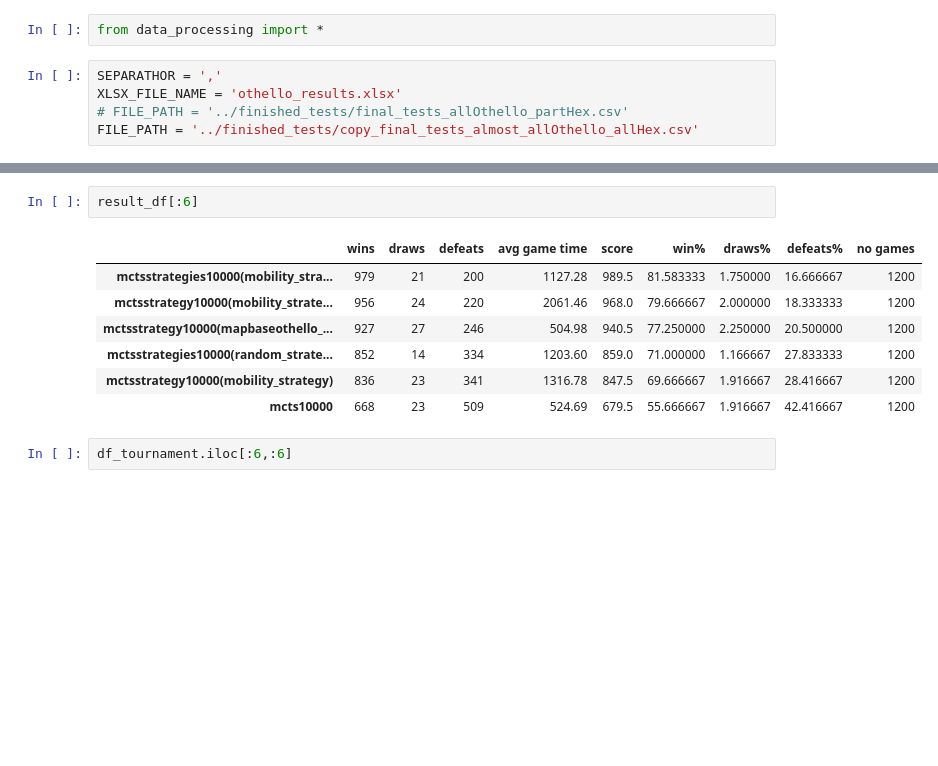
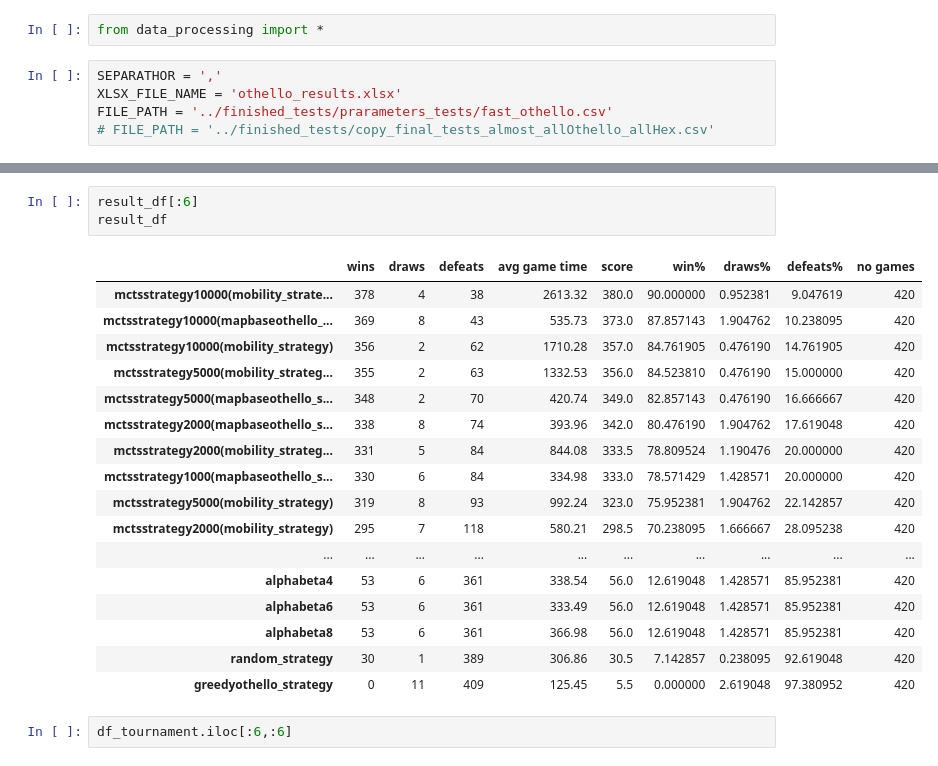
Before and after one commit to Walczi123/Enriching-the-Monte-Carlo-Tree-Search-Algorithm, a Jupyter notebook: results_processing/othello_results.ipynb, the cells around one changed output, grey strips where cells are left out. Cells and saved outputs as stored; diff of their text form; blank space fills up the shorter version.

```diff
--- a/results_processing/othello_results.ipynb
+++ b/results_processing/othello_results.ipynb
@@ -5,8 +5,8 @@ from data_processing import *
 # %%
 SEPARATHOR = ','
 XLSX_FILE_NAME = 'othello_results.xlsx'
-# FILE_PATH = '../finished_tests/final_tests_allOthello_partHex.csv'
-FILE_PATH = '../finished_tests/copy_final_tests_almost_allOthello_allHex.csv'
+FILE_PATH = '../finished_tests/prarameters_tests/fast_othello.csv'
+# FILE_PATH = '../finished_tests/copy_final_tests_almost_allOthello_allHex.csv'
 # %%
 df, result_df, df_tournament = process_data(FILE_PATH, SEPARATHOR, 'othello')
 # %% [output]
@@ -24,14 +24,25 @@ df.sample(3)
 3 rows × 21 columns
 # %%
 result_df[:6]
+result_df
 # %% [output]
 |  | wins | draws | defeats | avg game time | score | win% | draws% | defeats% | no games |
-| mctsstrategies10000(mobility_stra... | 979 | 21 | 200 | 1127.28 | 989.5 | 81.583333 | 1.750000 | 16.666667 | 1200 |
-| mctsstrategy10000(mobility_strate... | 956 | 24 | 220 | 2061.46 | 968.0 | 79.666667 | 2.000000 | 18.333333 | 1200 |
-| mctsstrategy10000(mapbaseothello_... | 927 | 27 | 246 | 504.98 | 940.5 | 77.250000 | 2.250000 | 20.500000 | 1200 |
-| mctsstrategies10000(random_strate... | 852 | 14 | 334 | 1203.60 | 859.0 | 71.000000 | 1.166667 | 27.833333 | 1200 |
-| mctsstrategy10000(mobility_strategy) | 836 | 23 | 341 | 1316.78 | 847.5 | 69.666667 | 1.916667 | 28.416667 | 1200 |
-| mcts10000 | 668 | 23 | 509 | 524.69 | 679.5 | 55.666667 | 1.916667 | 42.416667 | 1200 |
+| mctsstrategy10000(mobility_strate... | 378 | 4 | 38 | 2613.32 | 380.0 | 90.000000 | 0.952381 | 9.047619 | 420 |
+| mctsstrategy10000(mapbaseothello_... | 369 | 8 | 43 | 535.73 | 373.0 | 87.857143 | 1.904762 | 10.238095 | 420 |
+| mctsstrategy10000(mobility_strategy) | 356 | 2 | 62 | 1710.28 | 357.0 | 84.761905 | 0.476190 | 14.761905 | 420 |
+| mctsstrategy5000(mobility_strateg... | 355 | 2 | 63 | 1332.53 | 356.0 | 84.523810 | 0.476190 | 15.000000 | 420 |
+| mctsstrategy5000(mapbaseothello_s... | 348 | 2 | 70 | 420.74 | 349.0 | 82.857143 | 0.476190 | 16.666667 | 420 |
+| mctsstrategy2000(mapbaseothello_s... | 338 | 8 | 74 | 393.96 | 342.0 | 80.476190 | 1.904762 | 17.619048 | 420 |
+| mctsstrategy2000(mobility_strateg... | 331 | 5 | 84 | 844.08 | 333.5 | 78.809524 | 1.190476 | 20.000000 | 420 |
+| mctsstrategy1000(mapbaseothello_s... | 330 | 6 | 84 | 334.98 | 333.0 | 78.571429 | 1.428571 | 20.000000 | 420 |
+| mctsstrategy5000(mobility_strategy) | 319 | 8 | 93 | 992.24 | 323.0 | 75.952381 | 1.904762 | 22.142857 | 420 |
+| mctsstrategy2000(mobility_strategy) | 295 | 7 | 118 | 580.21 | 298.5 | 70.238095 | 1.666667 | 28.095238 | 420 |
+| ... | ... | ... | ... | ... | ... | ... | ... | ... | ... |
+| alphabeta4 | 53 | 6 | 361 | 338.54 | 56.0 | 12.619048 | 1.428571 | 85.952381 | 420 |
+| alphabeta6 | 53 | 6 | 361 | 333.49 | 56.0 | 12.619048 | 1.428571 | 85.952381 | 420 |
+| alphabeta8 | 53 | 6 | 361 | 366.98 | 56.0 | 12.619048 | 1.428571 | 85.952381 | 420 |
+| random_strategy | 30 | 1 | 389 | 306.86 | 30.5 | 7.142857 | 0.238095 | 92.619048 | 420 |
+| greedyothello_strategy | 0 | 11 | 409 | 125.45 | 5.5 | 0.000000 | 2.619048 | 97.380952 | 420 |
 # %%
 df_tournament.iloc[:6,:6]
 # %% [output]
```
Also changed, not shown: parts of 39 cells of this notebook, 47 other files.
